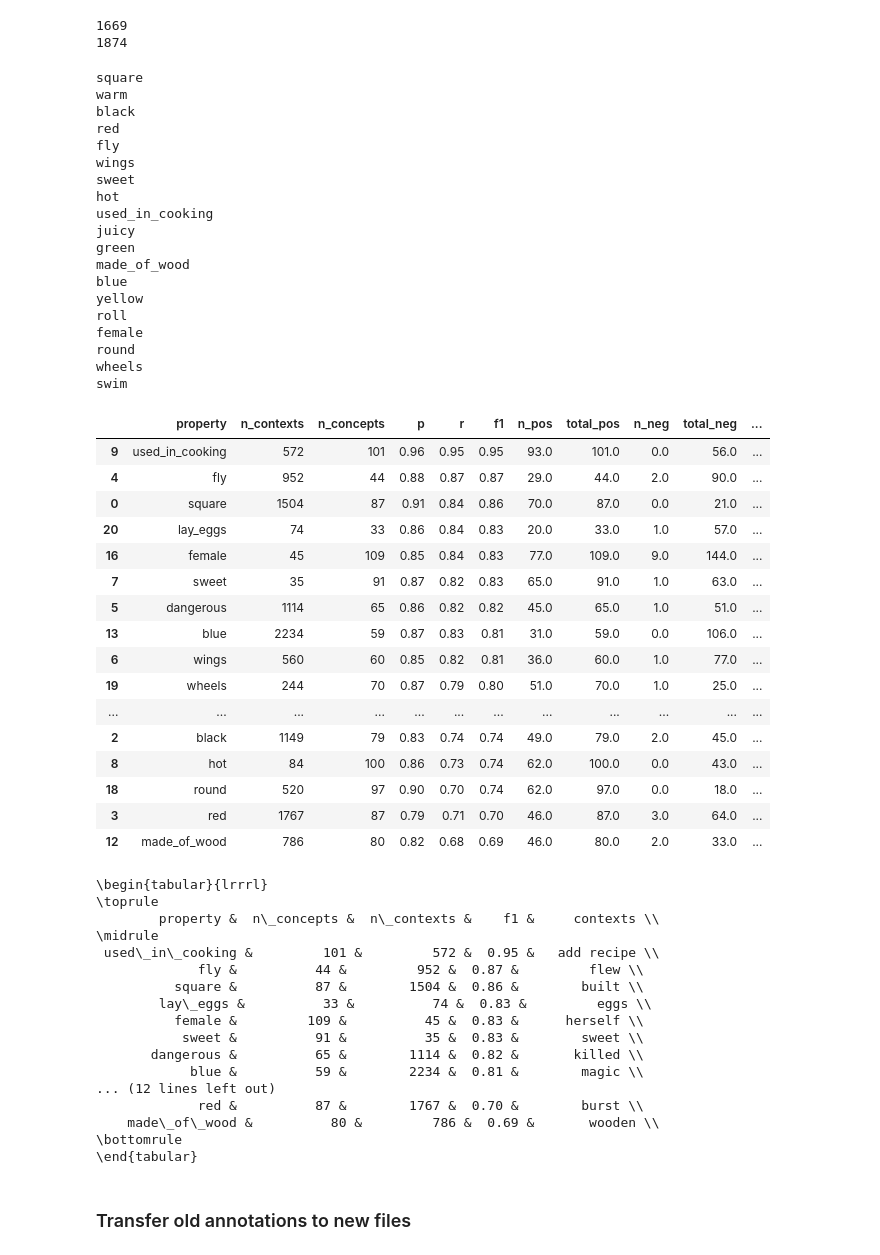
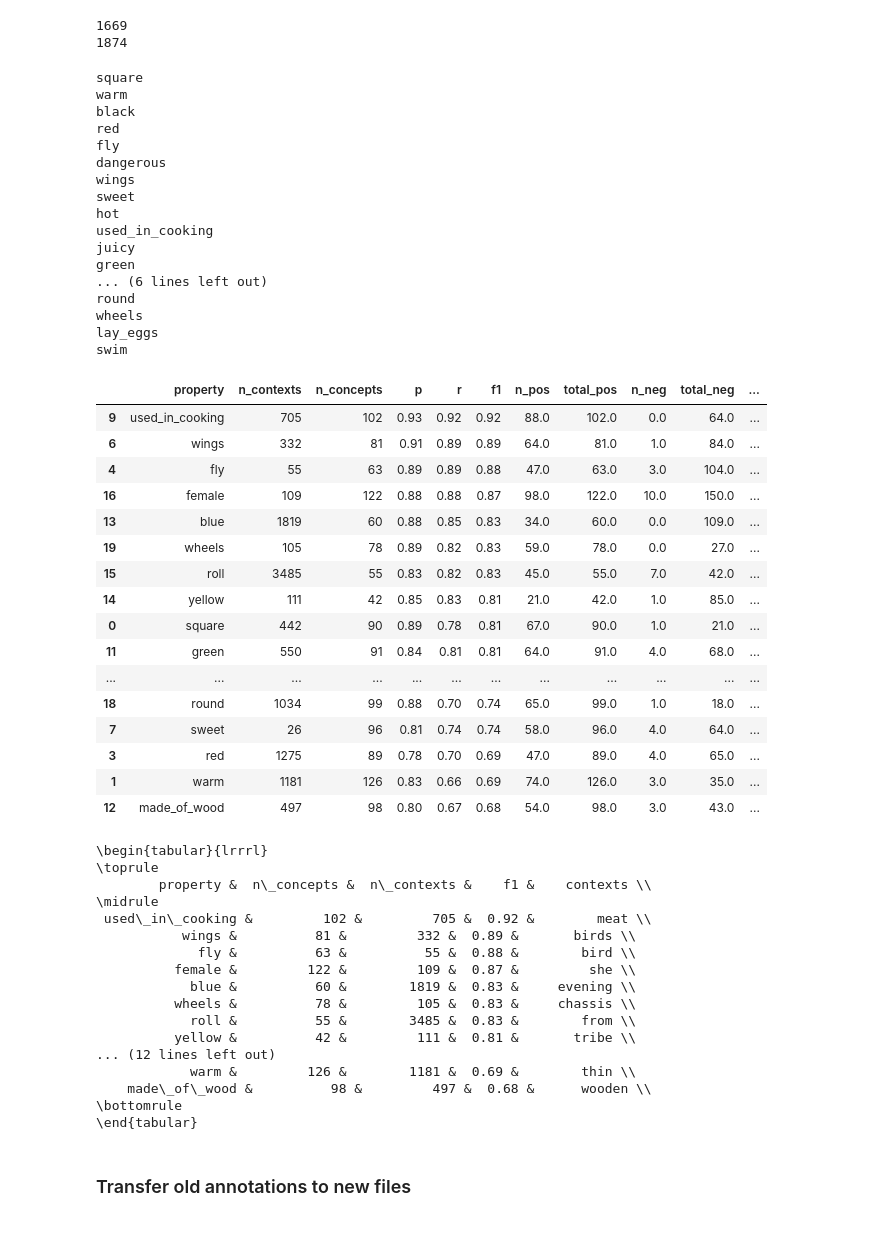
Before and after one commit to PiaSommerauer/corpus_diagnostics, a Jupyter notebook: scripts/refined context analysis.ipynb, the cells around one changed output. Drawn from its saved outputs; the diff is of its cells as text; code cells hidden in the pictures.

```diff
--- a/scripts/refined context analysis.ipynb
+++ b/scripts/refined context analysis.ipynb
@@ -262,16 +262,17 @@ def get_top_distinctive_contexts(properties, model_name, top_cutoff=3, concept_c
         table.append(d_prop)
     return table
 # %%
-model_name = 'giga_full_updated'
+model_name = 'wiki_updated'
 properties = get_properties()
-properties_test = ['dangerous', 'cold', 'lay_eggs']
-properties = [p for p in properties if p not in properties_test]
+#properties_test = ['dangerous', 'cold', 'lay_eggs']
+#properties = [p for p in properties if p not in properties_test]
 #properties = properties_test
 cutoff = 3
 cutoff_concepts = 3
 
 for prop in properties:
     print(prop)
+
     aggregate_contexts(prop, cutoff, model_name)
     prepare_annotation(prop, model_name, cutoff, cutoff_concepts)
 # %% [output]
@@ -280,46 +281,44 @@ warm
 black
 red
 fly
+dangerous
 wings
 sweet
 hot
 used_in_cooking
 juicy
 green
-made_of_wood
-blue
-yellow
-roll
-female
+... (6 lines left out)
 round
 wheels
+lay_eggs
 swim
 # %%
 # get top distinctive contexts per prop
 
-model_name = 'giga_full_updated'
+model_name = 'wiki_updated'
 properties = get_properties()
 table = get_top_distinctive_contexts(properties, model_name)
 df = pd.DataFrame(table)
 df.sort_values('f1', ascending = False).round(2)
 # %% [output]
 |  | property | n_contexts | n_concepts | p | r | f1 | n_pos | total_pos | n_neg | total_neg | ... |
-| 9 | used_in_cooking | 572 | 101 | 0.96 | 0.95 | 0.95 | 93.0 | 101.0 | 0.0 | 56.0 | ... |
-| 4 | fly | 952 | 44 | 0.88 | 0.87 | 0.87 | 29.0 | 44.0 | 2.0 | 90.0 | ... |
-| 0 | square | 1504 | 87 | 0.91 | 0.84 | 0.86 | 70.0 | 87.0 | 0.0 | 21.0 | ... |
-| 20 | lay_eggs | 74 | 33 | 0.86 | 0.84 | 0.83 | 20.0 | 33.0 | 1.0 | 57.0 | ... |
-| 16 | female | 45 | 109 | 0.85 | 0.84 | 0.83 | 77.0 | 109.0 | 9.0 | 144.0 | ... |
-| 7 | sweet | 35 | 91 | 0.87 | 0.82 | 0.83 | 65.0 | 91.0 | 1.0 | 63.0 | ... |
-| 5 | dangerous | 1114 | 65 | 0.86 | 0.82 | 0.82 | 45.0 | 65.0 | 1.0 | 51.0 | ... |
-| 13 | blue | 2234 | 59 | 0.87 | 0.83 | 0.81 | 31.0 | 59.0 | 0.0 | 106.0 | ... |
-| 6 | wings | 560 | 60 | 0.85 | 0.82 | 0.81 | 36.0 | 60.0 | 1.0 | 77.0 | ... |
-| 19 | wheels | 244 | 70 | 0.87 | 0.79 | 0.80 | 51.0 | 70.0 | 1.0 | 25.0 | ... |
+| 9 | used_in_cooking | 705 | 102 | 0.93 | 0.92 | 0.92 | 88.0 | 102.0 | 0.0 | 64.0 | ... |
+| 6 | wings | 332 | 81 | 0.91 | 0.89 | 0.89 | 64.0 | 81.0 | 1.0 | 84.0 | ... |
+| 4 | fly | 55 | 63 | 0.89 | 0.89 | 0.88 | 47.0 | 63.0 | 3.0 | 104.0 | ... |
+| 16 | female | 109 | 122 | 0.88 | 0.88 | 0.87 | 98.0 | 122.0 | 10.0 | 150.0 | ... |
+| 13 | blue | 1819 | 60 | 0.88 | 0.85 | 0.83 | 34.0 | 60.0 | 0.0 | 109.0 | ... |
+| 19 | wheels | 105 | 78 | 0.89 | 0.82 | 0.83 | 59.0 | 78.0 | 0.0 | 27.0 | ... |
+| 15 | roll | 3485 | 55 | 0.83 | 0.82 | 0.83 | 45.0 | 55.0 | 7.0 | 42.0 | ... |
+| 14 | yellow | 111 | 42 | 0.85 | 0.83 | 0.81 | 21.0 | 42.0 | 1.0 | 85.0 | ... |
+| 0 | square | 442 | 90 | 0.89 | 0.78 | 0.81 | 67.0 | 90.0 | 1.0 | 21.0 | ... |
+| 11 | green | 550 | 91 | 0.84 | 0.81 | 0.81 | 64.0 | 91.0 | 4.0 | 68.0 | ... |
 | ... | ... | ... | ... | ... | ... | ... | ... | ... | ... | ... | ... |
-| 2 | black | 1149 | 79 | 0.83 | 0.74 | 0.74 | 49.0 | 79.0 | 2.0 | 45.0 | ... |
-| 8 | hot | 84 | 100 | 0.86 | 0.73 | 0.74 | 62.0 | 100.0 | 0.0 | 43.0 | ... |
-| 18 | round | 520 | 97 | 0.90 | 0.70 | 0.74 | 62.0 | 97.0 | 0.0 | 18.0 | ... |
-| 3 | red | 1767 | 87 | 0.79 | 0.71 | 0.70 | 46.0 | 87.0 | 3.0 | 64.0 | ... |
-| 12 | made_of_wood | 786 | 80 | 0.82 | 0.68 | 0.69 | 46.0 | 80.0 | 2.0 | 33.0 | ... |
+| 18 | round | 1034 | 99 | 0.88 | 0.70 | 0.74 | 65.0 | 99.0 | 1.0 | 18.0 | ... |
+| 7 | sweet | 26 | 96 | 0.81 | 0.74 | 0.74 | 58.0 | 96.0 | 4.0 | 64.0 | ... |
+| 3 | red | 1275 | 89 | 0.78 | 0.70 | 0.69 | 47.0 | 89.0 | 4.0 | 65.0 | ... |
+| 1 | warm | 1181 | 126 | 0.83 | 0.66 | 0.69 | 74.0 | 126.0 | 3.0 | 35.0 | ... |
+| 12 | made_of_wood | 497 | 98 | 0.80 | 0.67 | 0.68 | 54.0 | 98.0 | 3.0 | 43.0 | ... |
 # %%
 # latex table for paper:
 cols = ['property', 'n_concepts', 'n_contexts', 'f1', 'contexts']
@@ -328,19 +327,19 @@ print(df[cols].to_latex(index=False))
 # %% [output]
 \begin{tabular}{lrrrl}
 \toprule
-        property &  n\_concepts &  n\_contexts &    f1 &     contexts \\
+        property &  n\_concepts &  n\_contexts &    f1 &    contexts \\
 \midrule
- used\_in\_cooking &         101 &         572 &  0.95 &   add recipe \\
-             fly &          44 &         952 &  0.87 &         flew \\
-          square &          87 &        1504 &  0.86 &        built \\
-        lay\_eggs &          33 &          74 &  0.83 &         eggs \\
-          female &         109 &          45 &  0.83 &      herself \\
-           sweet &          91 &          35 &  0.83 &        sweet \\
-       dangerous &          65 &        1114 &  0.82 &       killed \\
-            blue &          59 &        2234 &  0.81 &        magic \\
+ used\_in\_cooking &         102 &         705 &  0.92 &        meat \\
+           wings &          81 &         332 &  0.89 &       birds \\
+             fly &          63 &          55 &  0.88 &        bird \\
+          female &         122 &         109 &  0.87 &         she \\
+            blue &          60 &        1819 &  0.83 &     evening \\
+          wheels &          78 &         105 &  0.83 &     chassis \\
+            roll &          55 &        3485 &  0.83 &        from \\
+          yellow &          42 &         111 &  0.81 &       tribe \\
 ... (12 lines left out)
-             red &          87 &        1767 &  0.70 &        burst \\
-    made\_of\_wood &          80 &         786 &  0.69 &       wooden \\
+            warm &         126 &        1181 &  0.69 &        thin \\
+    made\_of\_wood &          98 &         497 &  0.68 &      wooden \\
 \bottomrule
 \end{tabular}
 # %%
```
Also changed, not shown: parts of 10 cells of this notebook, 5 other files.
